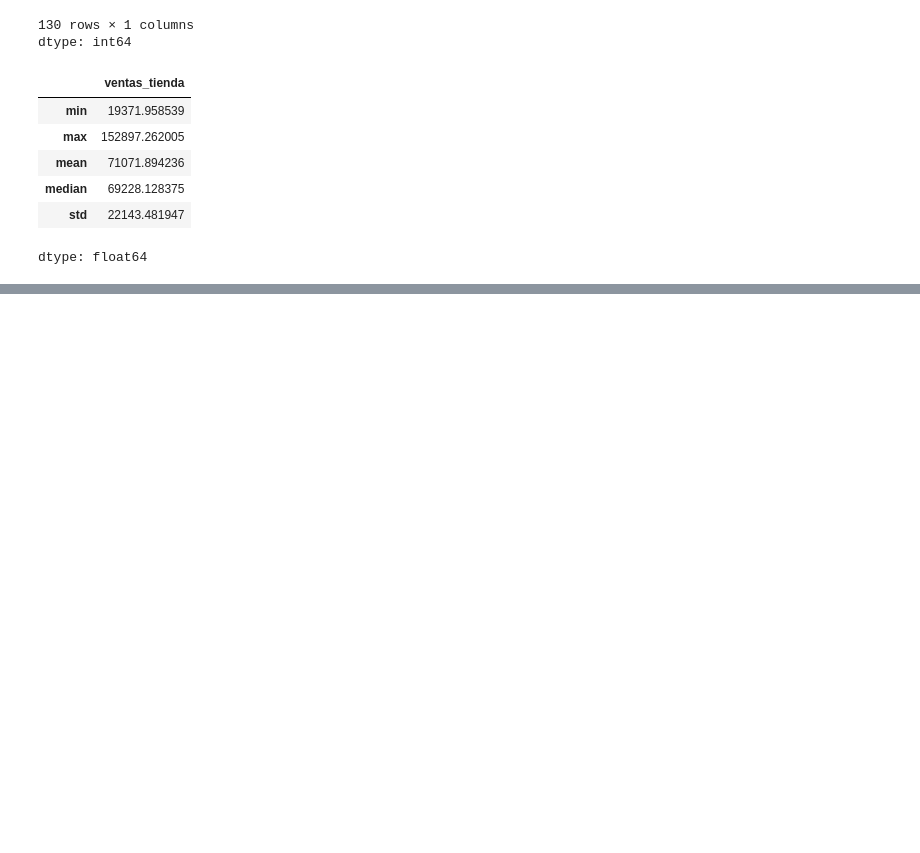
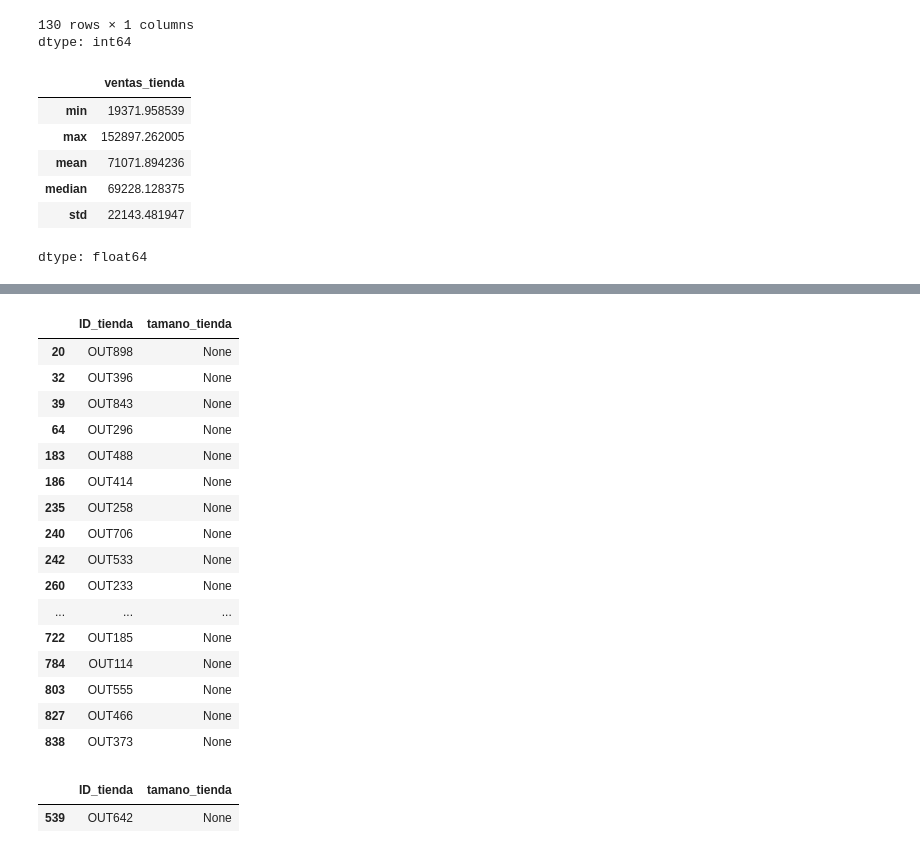
Before and after one commit to Mjdiazri/Code7Days, a Jupyter notebook: Ejercicio_promt_python_dataScience.ipynb, the cells around one changed output, grey strips where cells are left out. Cells and saved outputs as stored; diff of their text form; code cells hidden in the pictures; blank space fills up the shorter version.

```diff
--- a/Ejercicio_promt_python_dataScience.ipynb
+++ b/Ejercicio_promt_python_dataScience.ipynb
@@ -272,0 +276,4 @@ dtype: float64
+# %%
+#Considerando que la columna ventas_por_dia	tiene 897/898 registros nulos se opta por eliminar
+
+uf_union = uf_union.drop(columns=['ventas_por_dia'])
@@ -272,0 +304,4 @@ dtype: float64
+# %%
+#Se opta por eliminar los duplicados
+
+uf_union = uf_union.drop_duplicates()
@@ -272,0 +331,27 @@ dtype: float64
+# %%
+#Muestra las columnas de ID y tamano, donde los valores son nulos
+uf_union[uf_union['tamano_tienda'].isnull()][['ID_tienda','tamano_tienda']]
+# %% [output]
+|  | ID_tienda | tamano_tienda |
+| 20 | OUT898 | None |
+| 32 | OUT396 | None |
+| 39 | OUT843 | None |
+| 64 | OUT296 | None |
+| 183 | OUT488 | None |
+| 186 | OUT414 | None |
+| 235 | OUT258 | None |
+| 240 | OUT706 | None |
+| 242 | OUT533 | None |
+| 260 | OUT233 | None |
+| ... | ... | ... |
+| 722 | OUT185 | None |
+| 784 | OUT114 | None |
+| 803 | OUT555 | None |
+| 827 | OUT466 | None |
+| 838 | OUT373 | None |
+# %%
+#Mediante un sondeo se valida que los ID de estas tiendas son registros unicos
+uf_union[uf_union['ID_tienda']== 'OUT642'][['ID_tienda','tamano_tienda']]
+# %% [output]
+|  | ID_tienda | tamano_tienda |
+| 539 | OUT642 | None |
```
Also changed, not shown: parts of 10 cells of this notebook.
